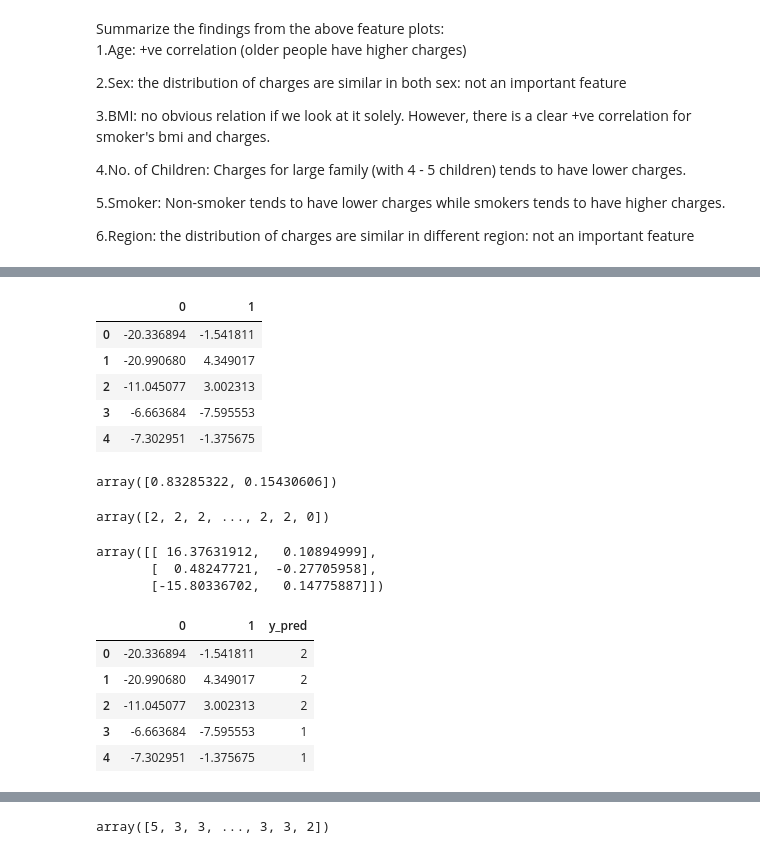
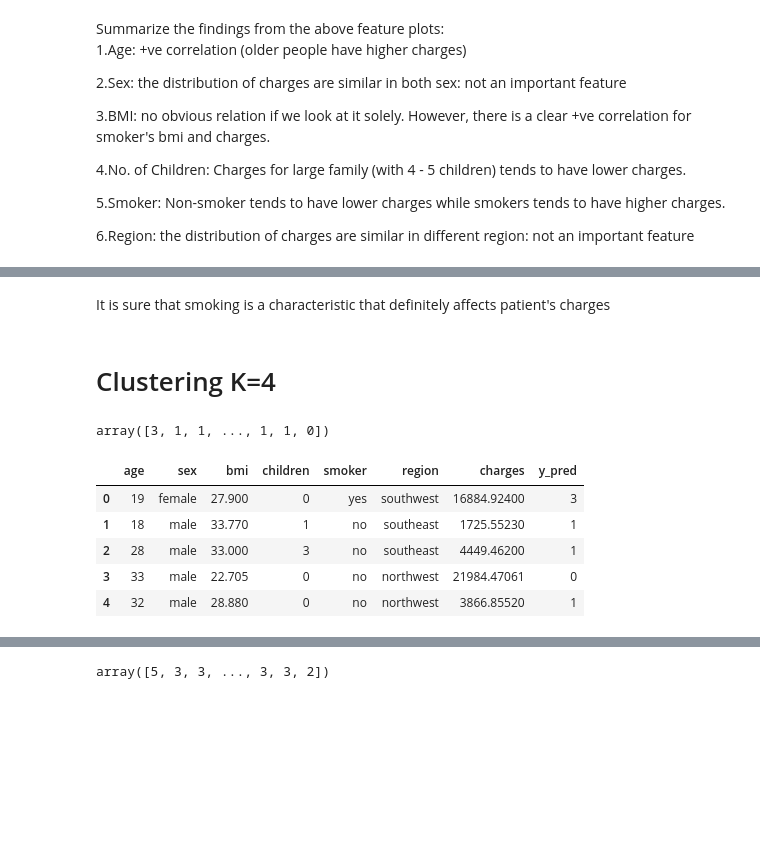
Before and after one commit to rockyclh/US-Insurance-Charges, a Jupyter notebook: US Medical Insurance Cost.ipynb, the cells around one changed output, grey strips where cells are left out. Cells and saved outputs as stored; diff of their text form; code cells hidden in the pictures; blank space fills up the shorter version.

Commit message:
Updated cluster chart

```diff
--- a/US Medical Insurance Cost.ipynb
+++ b/US Medical Insurance Cost.ipynb
@@ -362,39 +364,22 @@ insurance_cost_cluster_2 = pca.fit_transform(insurance_cost_cluster)
-# %%
-insurance_cost_cluster_2 = pd.DataFrame(insurance_cost_cluster_2)
-insurance_cost_cluster_2.head()
-# %% [output]
-|  | 0 | 1 |
-| 0 | -20.336894 | -1.541811 |
-| 1 | -20.990680 | 4.349017 |
-| 2 | -11.045077 | 3.002313 |
-| 3 | -6.663684 | -7.595553 |
-| 4 | -7.302951 | -1.375675 |
-# %%
-pca.explained_variance_ratio_
-# %% [output]
-array([0.83285322, 0.15430606])
+# %% [markdown]
+It is sure that smoking is a characteristic that definitely affects patient's charges
+# %% [markdown]
+# Clustering K=4
 # %%
-# clustering
-from sklearn.cluster import KMeans
-kmeans = KMeans(n_clusters=3, random_state=42)
-y_pred = kmeans.fit_predict(insurance_cost_cluster_2)
+kmeans = KMeans(n_clusters=4, random_state=42)
+y_pred = kmeans.fit_predict(insurance_cost_le)
 y_pred
 # %% [output]
-array([2, 2, 2, ..., 2, 2, 0])
+array([3, 1, 1, ..., 1, 1, 0])
-# %%
-kmeans.cluster_centers_
-# %% [output]
-array([[ 16.37631912,   0.10894999],
-       [  0.48247721,  -0.27705958],
-       [-15.80336702,   0.14775887]])
 # %%
+# combine the cluster result with the origional data set
 y_pred = pd.DataFrame(y_pred, columns={'y_pred'})
-insurance_cost_cluster_2_final = pd.concat([insurance_cost_cluster_2, y_pred], axis=1)
-insurance_cost_cluster_2_final.head()
+insurance_cost_insight = pd.concat([insurance_cost, y_pred], axis=1)
+insurance_cost_insight.head()
 # %% [output]
-|  | 0 | 1 | y_pred |
-| 0 | -20.336894 | -1.541811 | 2 |
-| 1 | -20.990680 | 4.349017 | 2 |
-| 2 | -11.045077 | 3.002313 | 2 |
-| 3 | -6.663684 | -7.595553 | 1 |
-| 4 | -7.302951 | -1.375675 | 1 |
+|  | age | sex | bmi | children | smoker | region | charges | y_pred |
+| 0 | 19 | female | 27.900 | 0 | yes | southwest | 16884.92400 | 3 |
+| 1 | 18 | male | 33.770 | 1 | no | southeast | 1725.55230 | 1 |
+| 2 | 28 | male | 33.000 | 3 | no | southeast | 4449.46200 | 1 |
+| 3 | 33 | male | 22.705 | 0 | no | northwest | 21984.47061 | 0 |
+| 4 | 32 | male | 28.880 | 0 | no | northwest | 3866.85520 | 1 |
```
Also changed, not shown: parts of 50 cells of this notebook.
